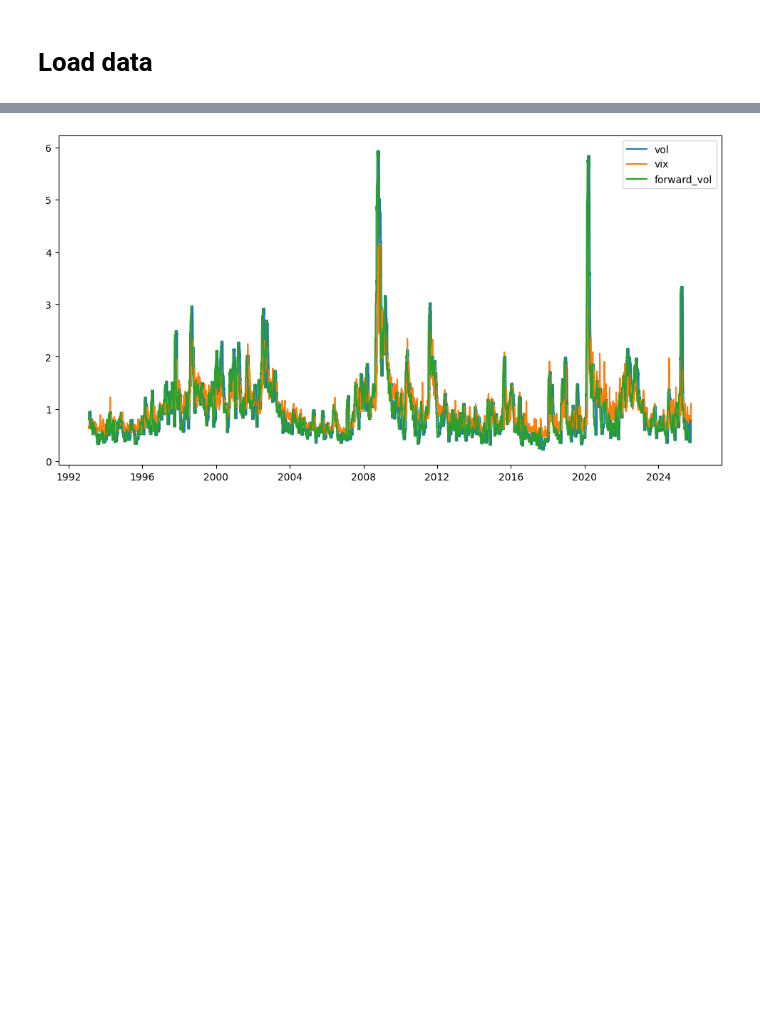
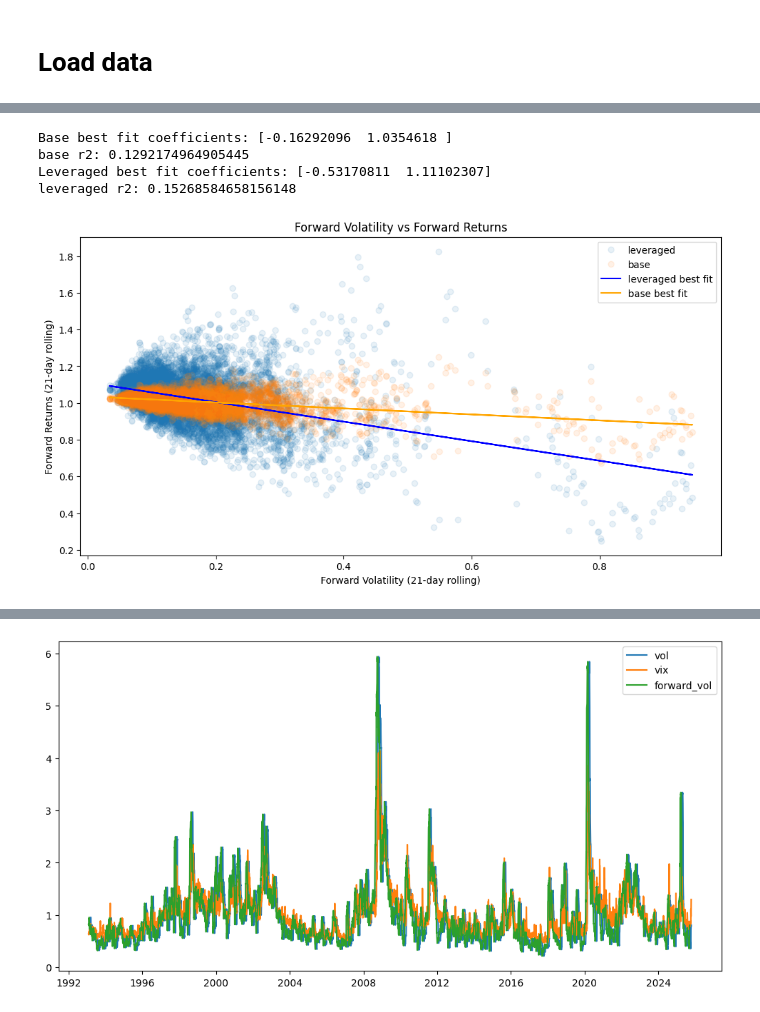
Before and after one commit to ag3nt3154/AlgoTester, a Jupyter notebook: study_leveraged_trading.ipynb, the cells around one changed output, grey strips where cells are left out. Cells and saved outputs as stored; diff of their text form; code cells hidden in the pictures; blank space fills up the shorter version.

```diff
--- a/study_leveraged_trading.ipynb
+++ b/study_leveraged_trading.ipynb
@@ -81,0 +132,31 @@ plt.show()
+# %%
+base_best_fit = np.polyfit(df_base['forward_vol'].dropna(), df_base['forward_returns'].dropna(), 1)
+leveraged_best_fit = np.polyfit(df_base['forward_vol'].dropna(), df_leveraged['forward_returns'].dropna(), 1)
+print("Base best fit coefficients:", base_best_fit)
+print("base r2:", np.corrcoef(df_base['forward_vol'].dropna(), df_base['forward_returns'].dropna())[0,1]**2)
+
+print("Leveraged best fit coefficients:", leveraged_best_fit)
+print("leveraged r2:", np.corrcoef(df_base['forward_vol'].dropna(), df_leveraged['forward_returns'].dropna())[0,1]**2)
+
+
+plt.figure(figsize=(12, 6))
+
+plt.plot(df_base['forward_vol'], df_leveraged['forward_returns'], marker='o', linestyle='', alpha=0.1, label='leveraged')
+plt.plot(df_base['forward_vol'], df_base['forward_returns'], marker='o', linestyle='', alpha=0.1, label='base')
+
+plt.plot(df_base['forward_vol'], np.polyval(leveraged_best_fit, df_base['forward_vol']), color='blue', label='leveraged best fit')
+plt.plot(df_base['forward_vol'], np.polyval(base_best_fit, df_base['forward_vol']), color='orange', label='base best fit')
+
+
+
+plt.xlabel('Forward Volatility (21-day rolling)')
+plt.ylabel('Forward Returns (21-day rolling)')
+plt.title('Forward Volatility vs Forward Returns')
+plt.legend()
+plt.show()
+# %% [output]
+Base best fit coefficients: [-0.16292096  1.0354618 ]
+base r2: 0.1292174964905445
+Leveraged best fit coefficients: [-0.53170811  1.11102307]
+leveraged r2: 0.15268584658156148
+[figure, added]
```
Also changed, not shown: parts of 8 cells of this notebook.
